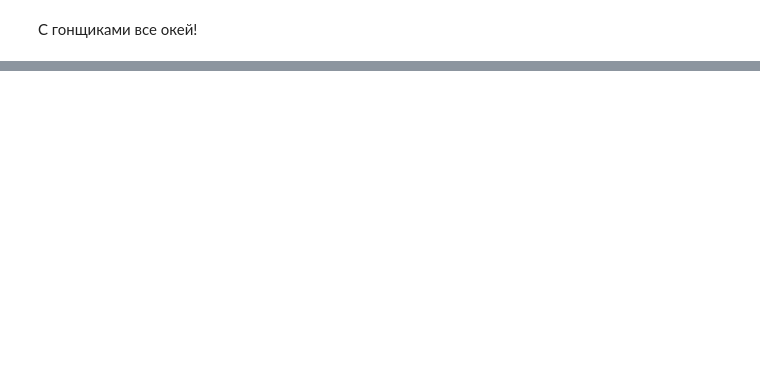
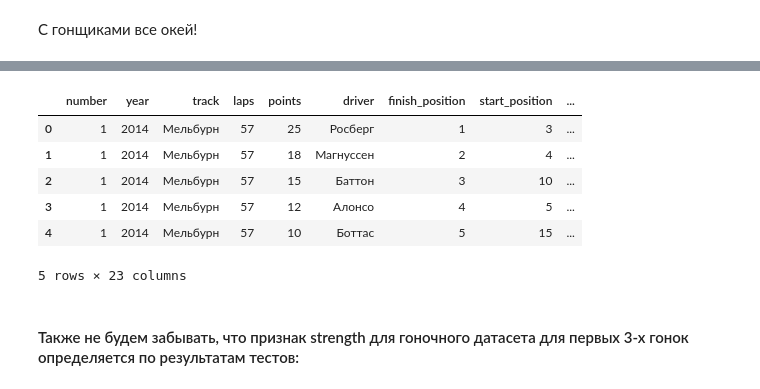
Before and after one commit to AndrewLrrr/f1-guru, a Jupyter notebook: f1-guru.ipynb, the cells around one changed output, grey strips where cells are left out. Cells and saved outputs as stored; diff of their text form; code cells hidden in the pictures; blank space fills up the shorter version.

```diff
--- a/f1-guru.ipynb
+++ b/f1-guru.ipynb
@@ -445,0 +389,23 @@ array(['dry', 'changeable', 'wet'], dtype=object)
+# %%
+df_racing['strength'] = 0.0
+# %%
+for year in df_racing.year.unique():
+    for num in df_racing[df_racing.year == year].number.unique():
+        scaler = MinMaxScaler()
+        scaled = scaler.fit_transform(
+            df_racing['average_finish_position_prev'][(df_racing.year == year) & (df_racing.number == num)] \
+                .values.reshape(-1, 1)
+        )
+        df_racing.loc[(df_racing.year == year) & (df_racing.number == num), 'strength'] = 1 - scaled
+# %%
+df_racing.head()
+# %% [output]
+|  | number | year | track | laps | points | driver | finish_position | start_position | ... |
+| 0 | 1 | 2014 | Мельбурн | 57 | 25 | Росберг | 1 | 3 | ... |
+| 1 | 1 | 2014 | Мельбурн | 57 | 18 | Магнуссен | 2 | 4 | ... |
+| 2 | 1 | 2014 | Мельбурн | 57 | 15 | Баттон | 3 | 10 | ... |
+| 3 | 1 | 2014 | Мельбурн | 57 | 12 | Алонсо | 4 | 5 | ... |
+| 4 | 1 | 2014 | Мельбурн | 57 | 10 | Боттас | 5 | 15 | ... |
+5 rows × 23 columns
+# %% [markdown]
+#### Также не будем забывать, что признак strength для гоночного датасета для первых 3-х гонок определяется по результатам тестов:
```
Also changed, not shown: parts of 43 cells of this notebook, 1 other file.
